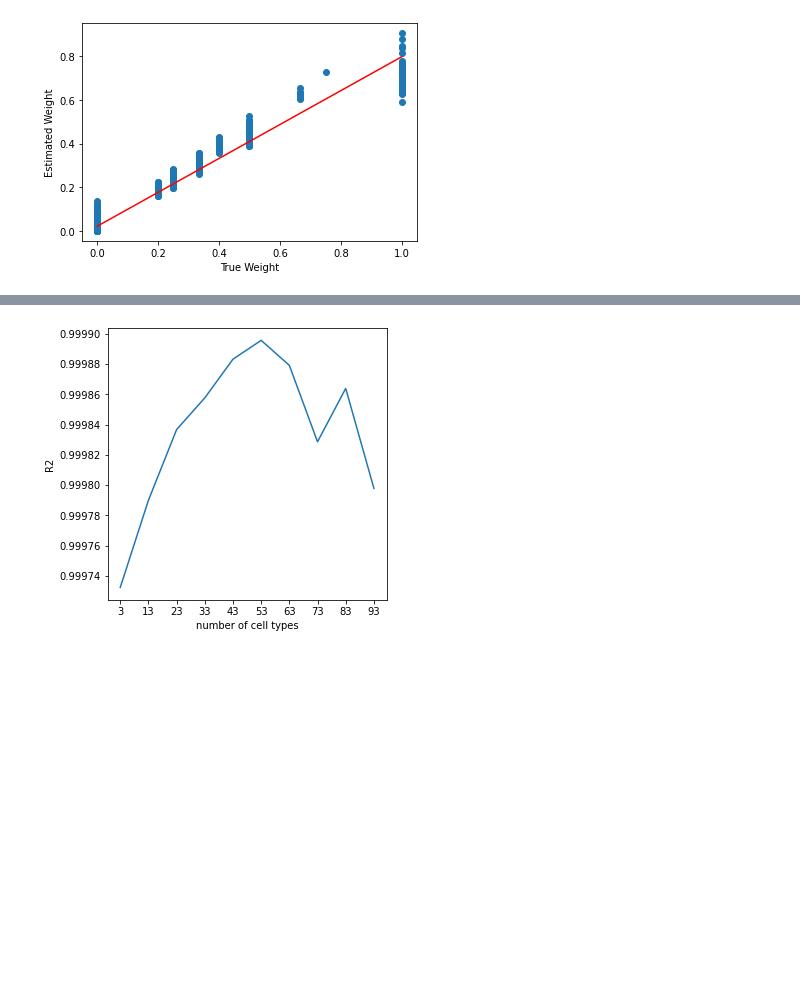
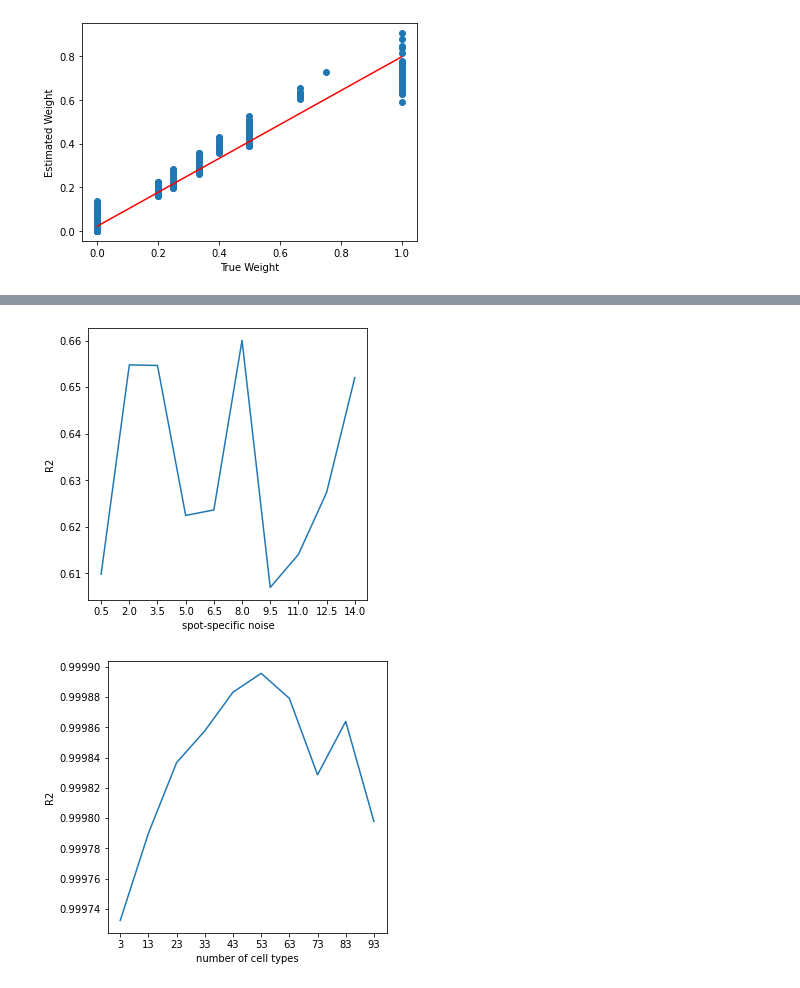
Before and after one commit to dmnburrows/spatial_transcriptomics, a Jupyter notebook: cell_decomp.ipynb, the cells around one changed output, grey strips where cells are left out. Saved outputs shown, nothing was run; the diff lists cells and outputs as text; code cells hidden in the pictures; blank space fills up the shorter version.

```diff
--- a/cell_decomp.ipynb
+++ b/cell_decomp.ipynb
@@ -416,0 +583,4 @@ plt.show()
+# %%
+curr_l = adfn.return_files(s_data, 'SPATIAL-TRANSCRIPTOMICS', '*__gamma*')
+out_l = [np.load(curr_l[i], allow_pickle=True)[2] for i in range(len(curr_l))]
+curr_l
@@ -417,3 +598,13 @@ plt.show()
+# %%
+par_range = std_list
+fig,ax = plt.subplots(figsize=(5,5))
+plt.plot(par_range, out_l)
+plt.xticks(par_range)
+plt.xlabel('spot-specific noise')
+plt.ylabel('R2')
+plt.show()
+# %% [output]
+[figure, added]
 # %%
 string_l, out_l = ['clust', 'cells', 'genes', 'rate'], list(range(len(string_l)))
 for x,l in enumerate(string_l):
```
Also changed, not shown: parts of 16 cells of this notebook.
